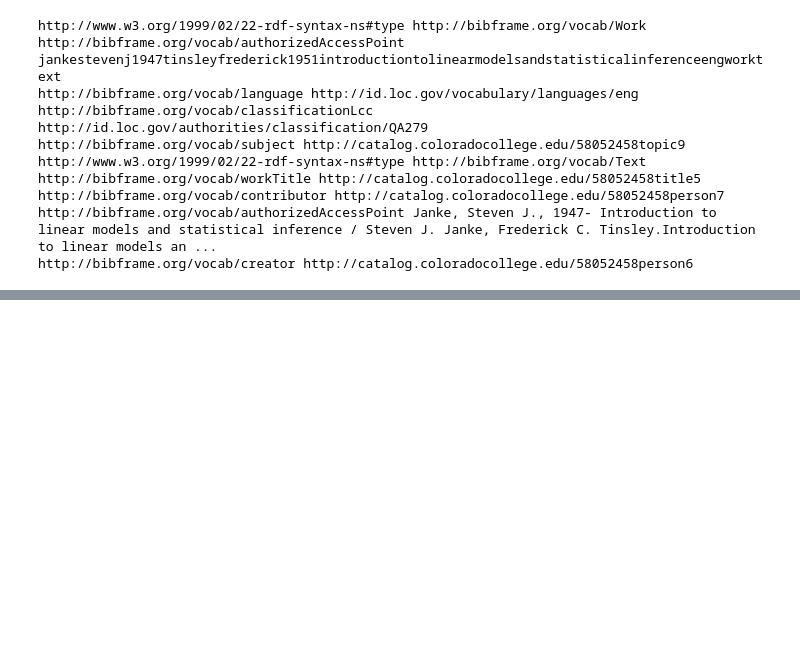
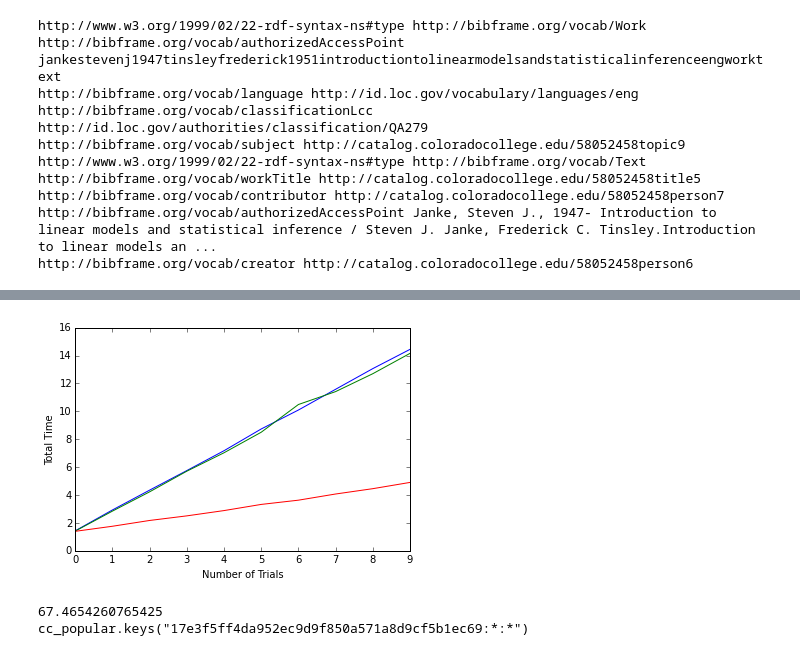
Before and after one commit to jermnelson/pyconjp-2015, a Jupyter notebook: static/notebooks/Presentation.ipynb, the cells around one changed output, grey strips where cells are left out. Drawn from its saved outputs; the diff is of its cells as text; code cells hidden in the pictures; blank space fills up the shorter version.

```diff
--- a/static/notebooks/Presentation.ipynb
+++ b/static/notebooks/Presentation.ipynb
@@ -56,0 +84,9 @@ plt.show()
+# %%
+plt.plot(asynco_trials)
+plt.plot(falcon_trials)
+plt.plot(redis_trials)
+plt.ylabel('Total Time')
+plt.xlabel('Number of Trials')
+plt.show()
+# %% [output]
+[figure, added]
@@ -56,0 +95,6 @@ plt.show()
+# %%
+print(redis_timer/60.0)
+print(redis_stmt)
+# %% [output]
+67.4654260765425
+cc_popular.keys("17e3f5ff4da952ec9d9f850a571a8d9cf5b1ec69:*:*")
```
Also changed, not shown: parts of 9 cells of this notebook, 12 other files.
